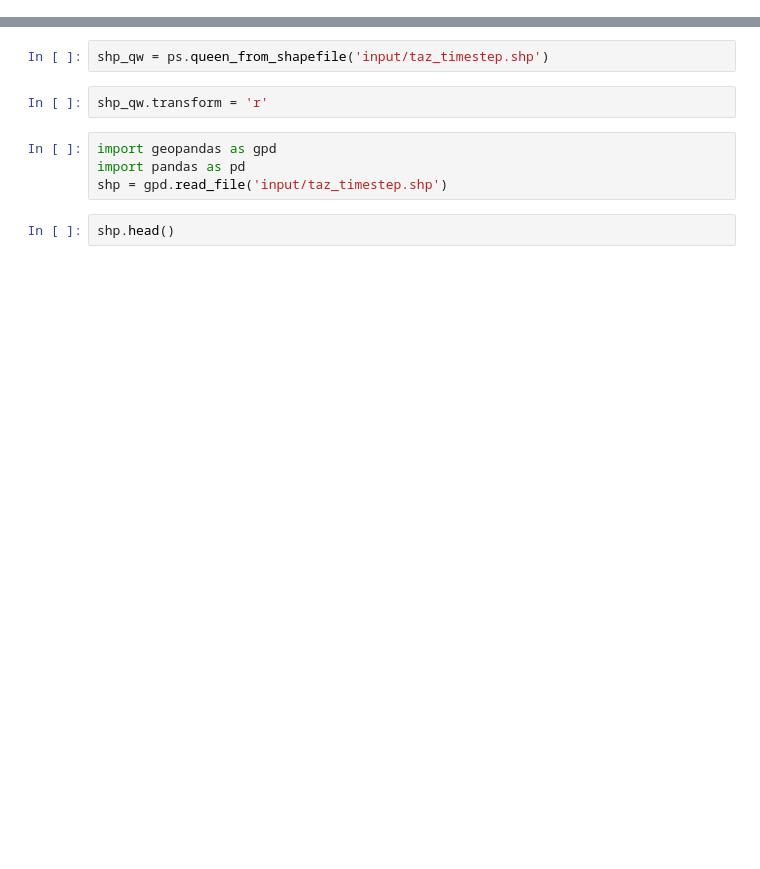
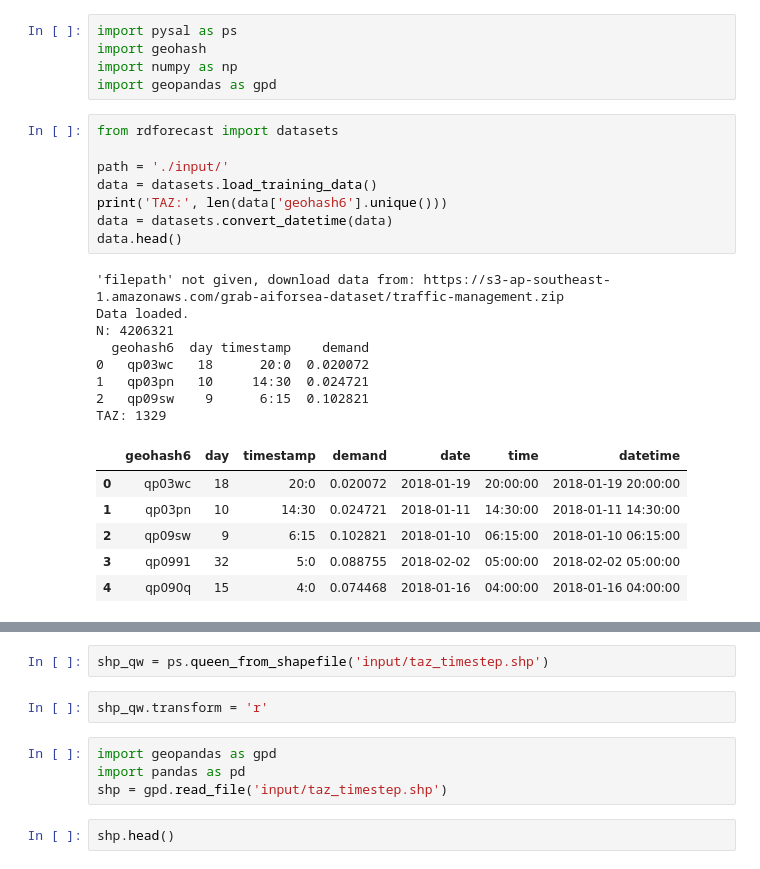
Before and after one commit to ywnch/ride-demand-forecast, a Jupyter notebook: explore_spatial_lag.ipynb, the cells around one changed output, grey strips where cells are left out. Drawn from its saved outputs; the diff is of its cells as text; blank space fills up the shorter version.

```diff
--- a/explore_spatial_lag.ipynb
+++ b/explore_spatial_lag.ipynb
@@ -0,0 +1,28 @@
+# %%
+import pysal as ps
+import geohash
+import numpy as np
+import geopandas as gpd
+# %%
+from rdforecast import datasets
+
+path = './input/'
+data = datasets.load_training_data()
+print('TAZ:', len(data['geohash6'].unique()))
+data = datasets.convert_datetime(data)
+data.head()
+# %% [output]
+'filepath' not given, download data from: https://s3-ap-southeast-1.amazonaws.com/grab-aiforsea-dataset/traffic-management.zip
+Data loaded.
+N: 4206321
+  geohash6  day timestamp    demand
+0   qp03wc   18      20:0  0.020072
+1   qp03pn   10     14:30  0.024721
+2   qp09sw    9      6:15  0.102821
+TAZ: 1329
+|  | geohash6 | day | timestamp | demand | date | time | datetime |
+| 0 | qp03wc | 18 | 20:0 | 0.020072 | 2018-01-19 | 20:00:00 | 2018-01-19 20:00:00 |
+| 1 | qp03pn | 10 | 14:30 | 0.024721 | 2018-01-11 | 14:30:00 | 2018-01-11 14:30:00 |
+| 2 | qp09sw | 9 | 6:15 | 0.102821 | 2018-01-10 | 06:15:00 | 2018-01-10 06:15:00 |
+| 3 | qp0991 | 32 | 5:0 | 0.088755 | 2018-02-02 | 05:00:00 | 2018-02-02 05:00:00 |
+| 4 | qp090q | 15 | 4:0 | 0.074468 | 2018-01-16 | 04:00:00 | 2018-01-16 04:00:00 |
```
Also changed, not shown: parts of 20 cells of this notebook, 1 other file.
